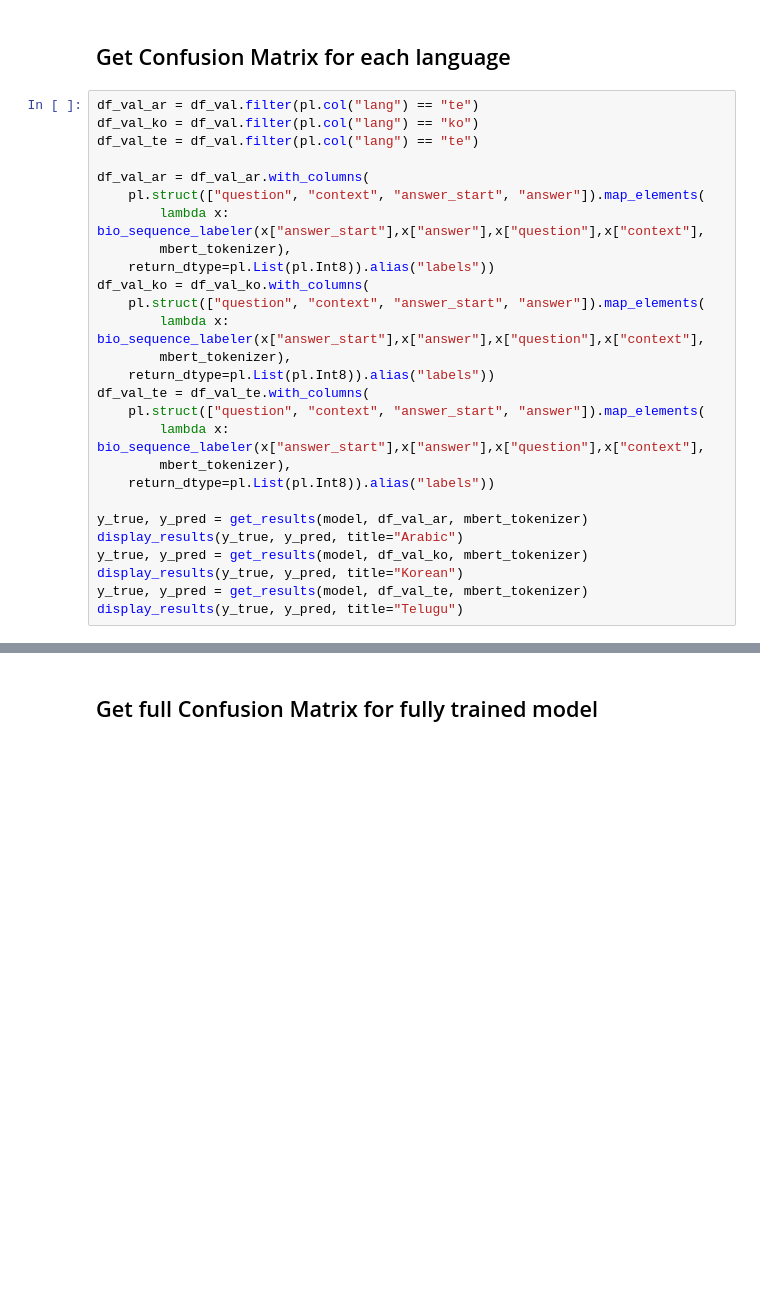
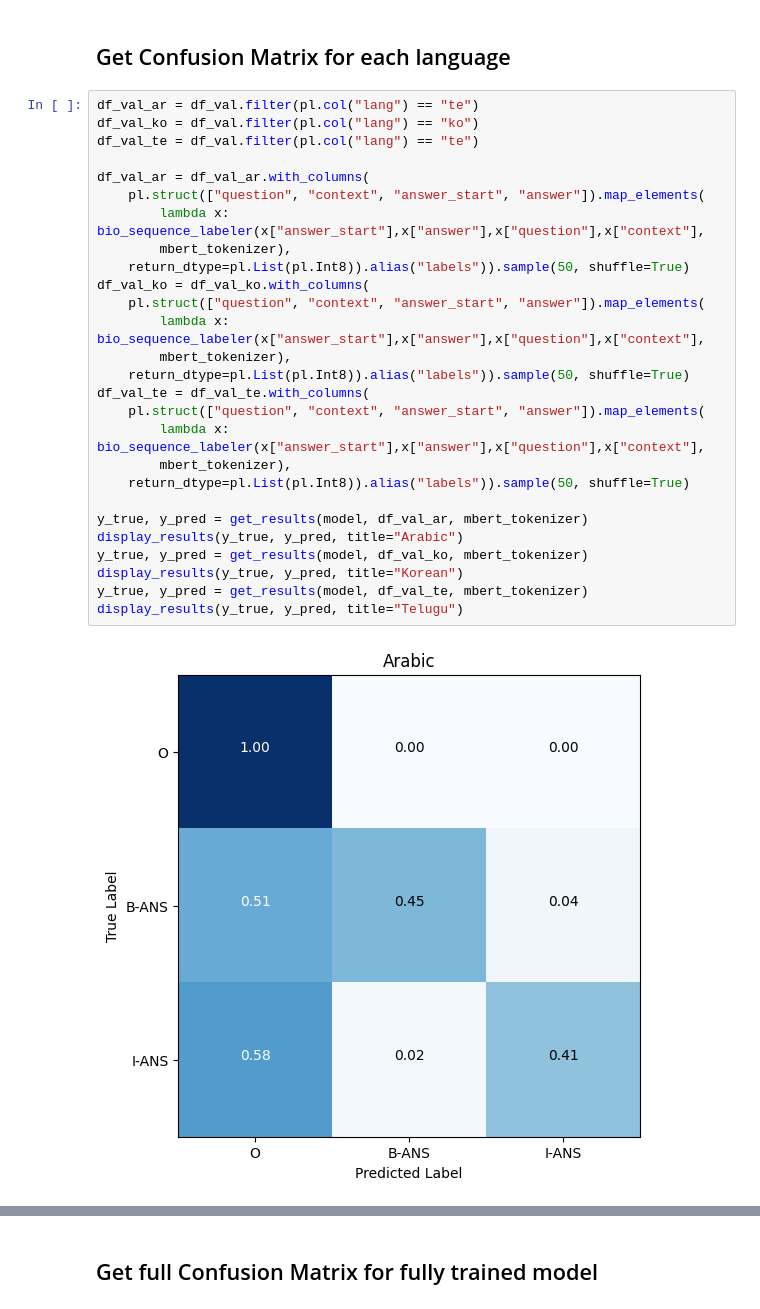
Before and after one commit to JulianBarraganG/nlp-project, a Jupyter notebook: span-qa.ipynb, the cells around one changed output, grey strips where cells are left out. Drawn from its saved outputs; the diff is of its cells as text; blank space fills up the shorter version.

```diff
--- a/span-qa.ipynb
+++ b/span-qa.ipynb
@@ -180,27 +221,29 @@ display_results(y_true, y_pred)
 # %%
 df_val_ar = df_val.filter(pl.col("lang") == "te")
 df_val_ko = df_val.filter(pl.col("lang") == "ko")
 df_val_te = df_val.filter(pl.col("lang") == "te")
 
 df_val_ar = df_val_ar.with_columns(
     pl.struct(["question", "context", "answer_start", "answer"]).map_elements(
         lambda x: bio_sequence_labeler(x["answer_start"],x["answer"],x["question"],x["context"],
         mbert_tokenizer),
-    return_dtype=pl.List(pl.Int8)).alias("labels"))
+    return_dtype=pl.List(pl.Int8)).alias("labels")).sample(50, shuffle=True)
 df_val_ko = df_val_ko.with_columns(
     pl.struct(["question", "context", "answer_start", "answer"]).map_elements(
         lambda x: bio_sequence_labeler(x["answer_start"],x["answer"],x["question"],x["context"],
         mbert_tokenizer),
-    return_dtype=pl.List(pl.Int8)).alias("labels"))
+    return_dtype=pl.List(pl.Int8)).alias("labels")).sample(50, shuffle=True)
 df_val_te = df_val_te.with_columns(
     pl.struct(["question", "context", "answer_start", "answer"]).map_elements(
         lambda x: bio_sequence_labeler(x["answer_start"],x["answer"],x["question"],x["context"],
         mbert_tokenizer),
-    return_dtype=pl.List(pl.Int8)).alias("labels"))
+    return_dtype=pl.List(pl.Int8)).alias("labels")).sample(50, shuffle=True)
 
 y_true, y_pred = get_results(model, df_val_ar, mbert_tokenizer)
 display_results(y_true, y_pred, title="Arabic")
 y_true, y_pred = get_results(model, df_val_ko, mbert_tokenizer)
 display_results(y_true, y_pred, title="Korean")
 y_true, y_pred = get_results(model, df_val_te, mbert_tokenizer)
 display_results(y_true, y_pred, title="Telugu")
+# %% [output]
+[figure, added]
```
Also changed, not shown: parts of 8 cells of this notebook, 12 other files.
